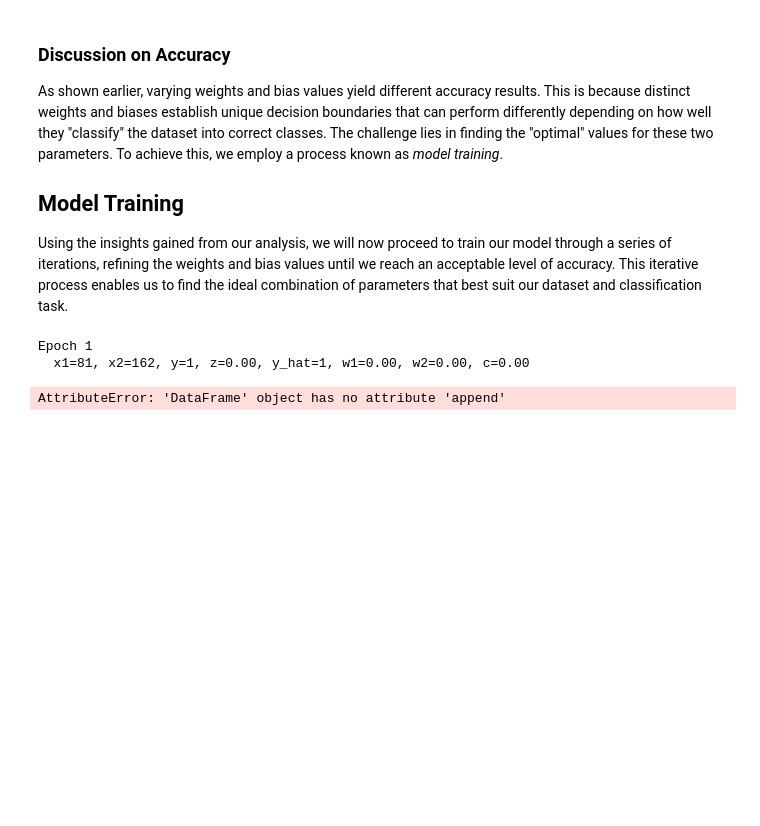
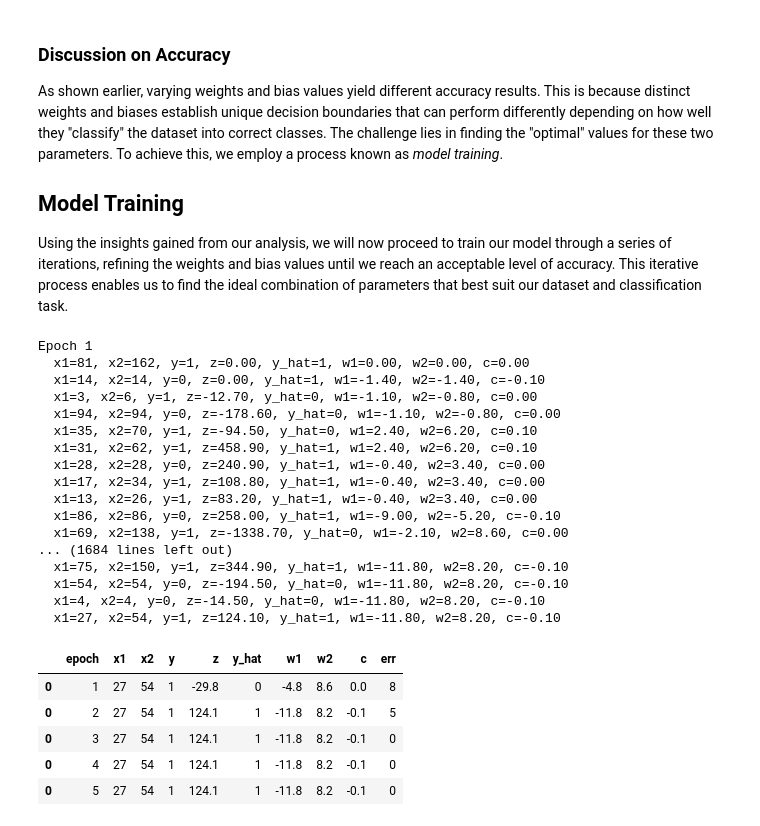
Before and after one commit to mihainadas/notebooks, a Jupyter notebook: perceptron/perceptron.ipynb, the cells around one changed output. Drawn from its saved outputs; the diff is of its cells as text; code cells hidden in the pictures; blank space fills up the shorter version.

```diff
--- a/perceptron/perceptron.ipynb
+++ b/perceptron/perceptron.ipynb
@@ -219,42 +219,66 @@ Using the insights gained from our analysis, we will now proceed to train our mo
 # %%
 # First, let's initialize the weights and bias to zero
 w1, w2, c = 0, 0, 0
 
 # Let's now define the learning rate
 learning_rate = 0.1
 
 # Let's now define the number of epochs
 num_epochs = 100
 
 # Create a DataFrame to store the details of the epochs
-epoch_details = pd.DataFrame(columns=["epoch", "x1", "x2", "y", "z", "y_hat", "w1", "w2", "c"])
+epoch_details = pd.DataFrame(columns=["epoch", "x1", "x2", "y", "z", "y_hat", "w1", "w2", "c", "err"])
 
 # Let's now start the training loop
 for epoch in range(num_epochs):
     print(f"Epoch {epoch+1}")
+    error = 0
     for x1, x2, y in dataset_train:
         z = zx(x1, x2, w1, w2, c)
         y_hat = 1 if z >= 0 else 0
+        if y != y_hat:
+            error += 1 # Count the number of errors
         w1 += learning_rate * (y - y_hat) * x1
         w2 += learning_rate * (y - y_hat) * x2
         c += learning_rate * (y - y_hat)
         print(f"  x1={x1}, x2={x2}, y={y}, z={z:.2f}, y_hat={y_hat}, w1={w1:.2f}, w2={w2:.2f}, c={c:.2f}")
         # Append the details to the DataFrame
-        epoch_details = epoch_details.concat({
-            "epoch": epoch + 1,
-            "x1": x1,
-            "x2": x2,
-            "y": y,
-            "z": z,
-            "y_hat": y_hat,
-            "w1": w1,
-            "w2": w2,
-            "c": c
-        }, ignore_index=True)
+    epoch_details = pd.concat([epoch_details, pd.DataFrame([{
+        "epoch": epoch + 1,
+        "x1": x1,
+        "x2": x2,
+        "y": y,
+        "z": z,
+        "y_hat": y_hat,
+        "w1": w1,
+        "w2": w2,
+        "c": c,
+        "err": error
+    }])])
 
 # Display the DataFrame
 epoch_details.head()
 # %% [output]
 Epoch 1
   x1=81, x2=162, y=1, z=0.00, y_hat=1, w1=0.00, w2=0.00, c=0.00
+  x1=14, x2=14, y=0, z=0.00, y_hat=1, w1=-1.40, w2=-1.40, c=-0.10
+  x1=3, x2=6, y=1, z=-12.70, y_hat=0, w1=-1.10, w2=-0.80, c=0.00
+  x1=94, x2=94, y=0, z=-178.60, y_hat=0, w1=-1.10, w2=-0.80, c=0.00
+  x1=35, x2=70, y=1, z=-94.50, y_hat=0, w1=2.40, w2=6.20, c=0.10
+  x1=31, x2=62, y=1, z=458.90, y_hat=1, w1=2.40, w2=6.20, c=0.10
+  x1=28, x2=28, y=0, z=240.90, y_hat=1, w1=-0.40, w2=3.40, c=0.00
+  x1=17, x2=34, y=1, z=108.80, y_hat=1, w1=-0.40, w2=3.40, c=0.00
+  x1=13, x2=26, y=1, z=83.20, y_hat=1, w1=-0.40, w2=3.40, c=0.00
+  x1=86, x2=86, y=0, z=258.00, y_hat=1, w1=-9.00, w2=-5.20, c=-0.10
+  x1=69, x2=138, y=1, z=-1338.70, y_hat=0, w1=-2.10, w2=8.60, c=0.00
+... (1684 lines left out)
+  x1=75, x2=150, y=1, z=344.90, y_hat=1, w1=-11.80, w2=8.20, c=-0.10
+  x1=54, x2=54, y=0, z=-194.50, y_hat=0, w1=-11.80, w2=8.20, c=-0.10
+  x1=4, x2=4, y=0, z=-14.50, y_hat=0, w1=-11.80, w2=8.20, c=-0.10
+  x1=27, x2=54, y=1, z=124.10, y_hat=1, w1=-11.80, w2=8.20, c=-0.10
-AttributeError: 'DataFrame' object has no attribute 'append'
+|  | epoch | x1 | x2 | y | z | y_hat | w1 | w2 | c | err |
+| 0 | 1 | 27 | 54 | 1 | -29.8 | 0 | -4.8 | 8.6 | 0.0 | 8 |
+| 0 | 2 | 27 | 54 | 1 | 124.1 | 1 | -11.8 | 8.2 | -0.1 | 5 |
+| 0 | 3 | 27 | 54 | 1 | 124.1 | 1 | -11.8 | 8.2 | -0.1 | 0 |
+| 0 | 4 | 27 | 54 | 1 | 124.1 | 1 | -11.8 | 8.2 | -0.1 | 0 |
+| 0 | 5 | 27 | 54 | 1 | 124.1 | 1 | -11.8 | 8.2 | -0.1 | 0 |
```
Also changed, not shown: parts of 5 cells of this notebook, 11 other files.
